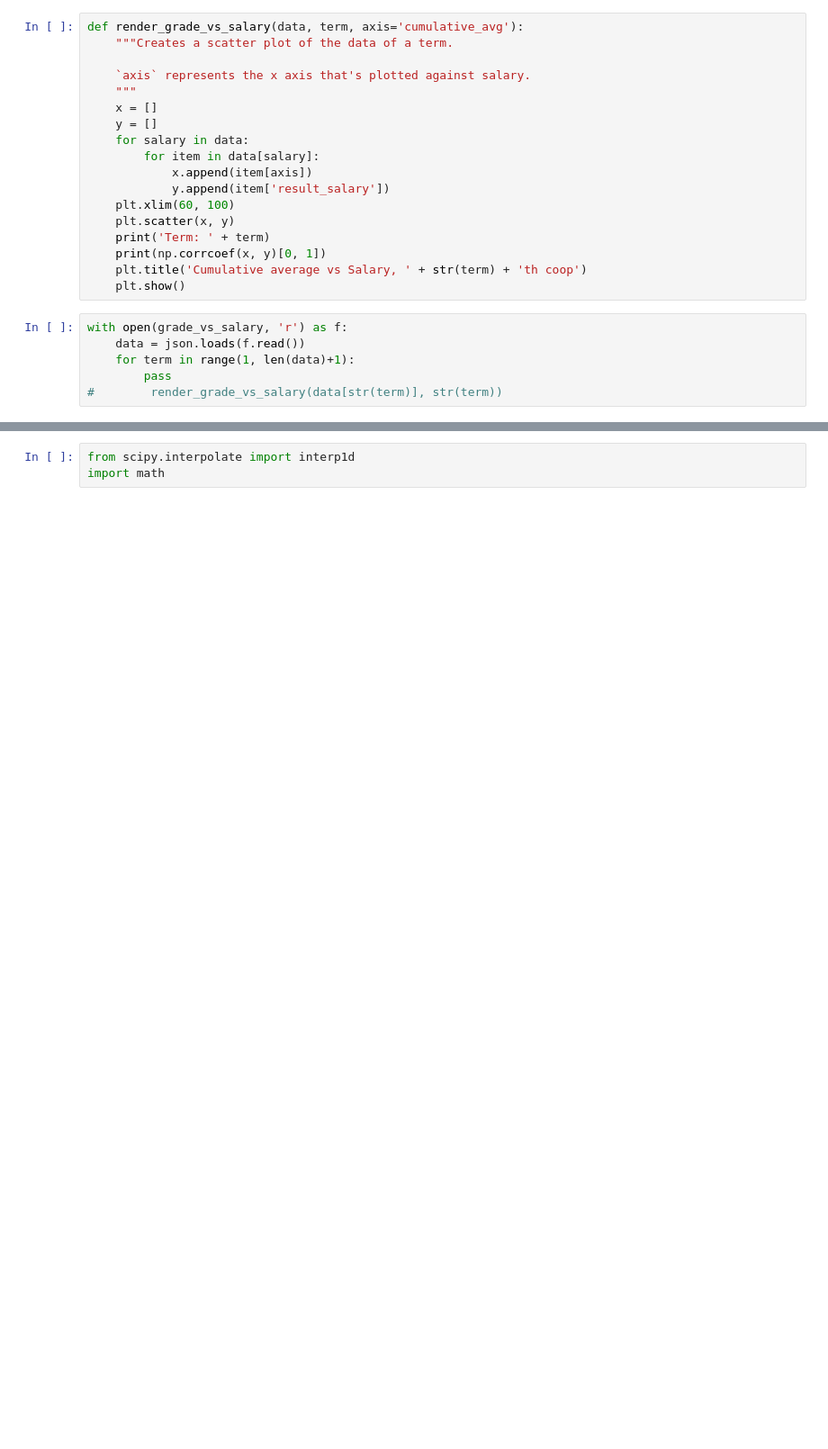
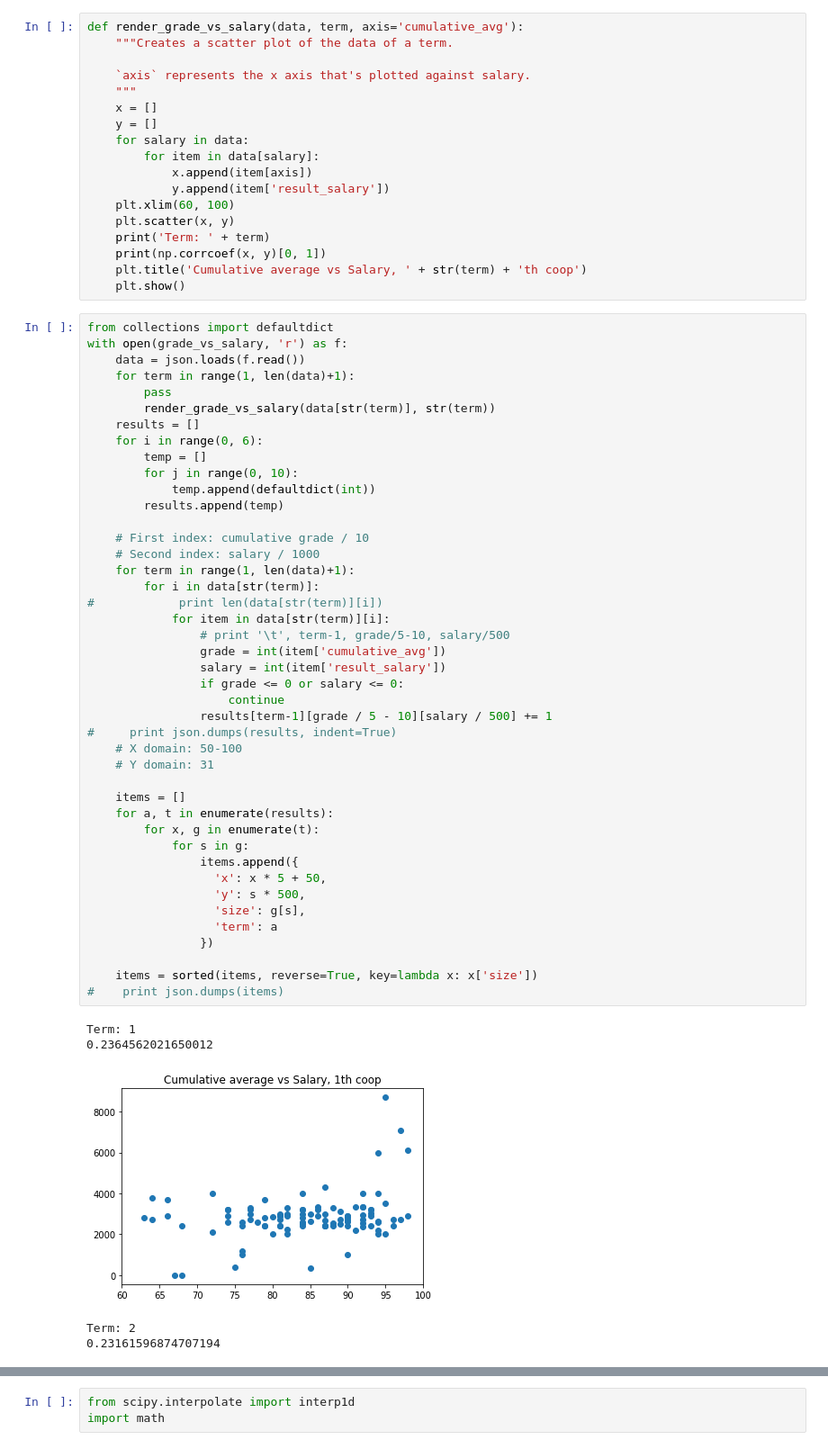
Before and after one commit to se2018/class-profile, a Jupyter notebook: analyses/Render-Correlations.ipynb, the cells around one changed output, grey strips where cells are left out. Shown at 90% size. Saved outputs shown, nothing was run; the diff lists cells and outputs as text; blank space fills up the shorter version.

Commit message:
Add some print logs, saving wokr

```diff
--- a/analyses/Render-Correlations.ipynb
+++ b/analyses/Render-Correlations.ipynb
@@ -58,9 +116,52 @@ def render_grade_vs_salary(data, term, axis='cumulative_avg'):
     print(np.corrcoef(x, y)[0, 1])
     plt.title('Cumulative average vs Salary, ' + str(term) + 'th coop')
     plt.show()
-# %%
-with open(grade_vs_salary, 'r') as f:
-    data = json.loads(f.read())
-    for term in range(1, len(data)+1):
-        pass
-#        render_grade_vs_salary(data[str(term)], str(term))
+# %%
+from collections import defaultdict
+with open(grade_vs_salary, 'r') as f:
+    data = json.loads(f.read())
+    for term in range(1, len(data)+1):
+        pass
+        render_grade_vs_salary(data[str(term)], str(term))
+    results = []
+    for i in range(0, 6):
+        temp = []
+        for j in range(0, 10):
+            temp.append(defaultdict(int))
+        results.append(temp)
+
+    # First index: cumulative grade / 10
+    # Second index: salary / 1000
+    for term in range(1, len(data)+1):
+        for i in data[str(term)]:
+#            print len(data[str(term)][i])
+            for item in data[str(term)][i]:
+                # print '\t', term-1, grade/5-10, salary/500
+                grade = int(item['cumulative_avg'])
+                salary = int(item['result_salary'])
+                if grade <= 0 or salary <= 0:
+                    continue
+                results[term-1][grade / 5 - 10][salary / 500] += 1
+#     print json.dumps(results, indent=True)
+    # X domain: 50-100
+    # Y domain: 31
+
+    items = []
+    for a, t in enumerate(results):
+        for x, g in enumerate(t):
+            for s in g:
+                items.append({
+                  'x': x * 5 + 50,
+                  'y': s * 500,
+                  'size': g[s],
+                  'term': a
+                })
+
+    items = sorted(items, reverse=True, key=lambda x: x['size'])
+#    print json.dumps(items)
+# %% [output]
+Term: 1
+0.2364562021650012
+[figure, added]
+Term: 2
+0.23161596874707194
```
Also changed, not shown: parts of 13 cells of this notebook, 1 other file.
